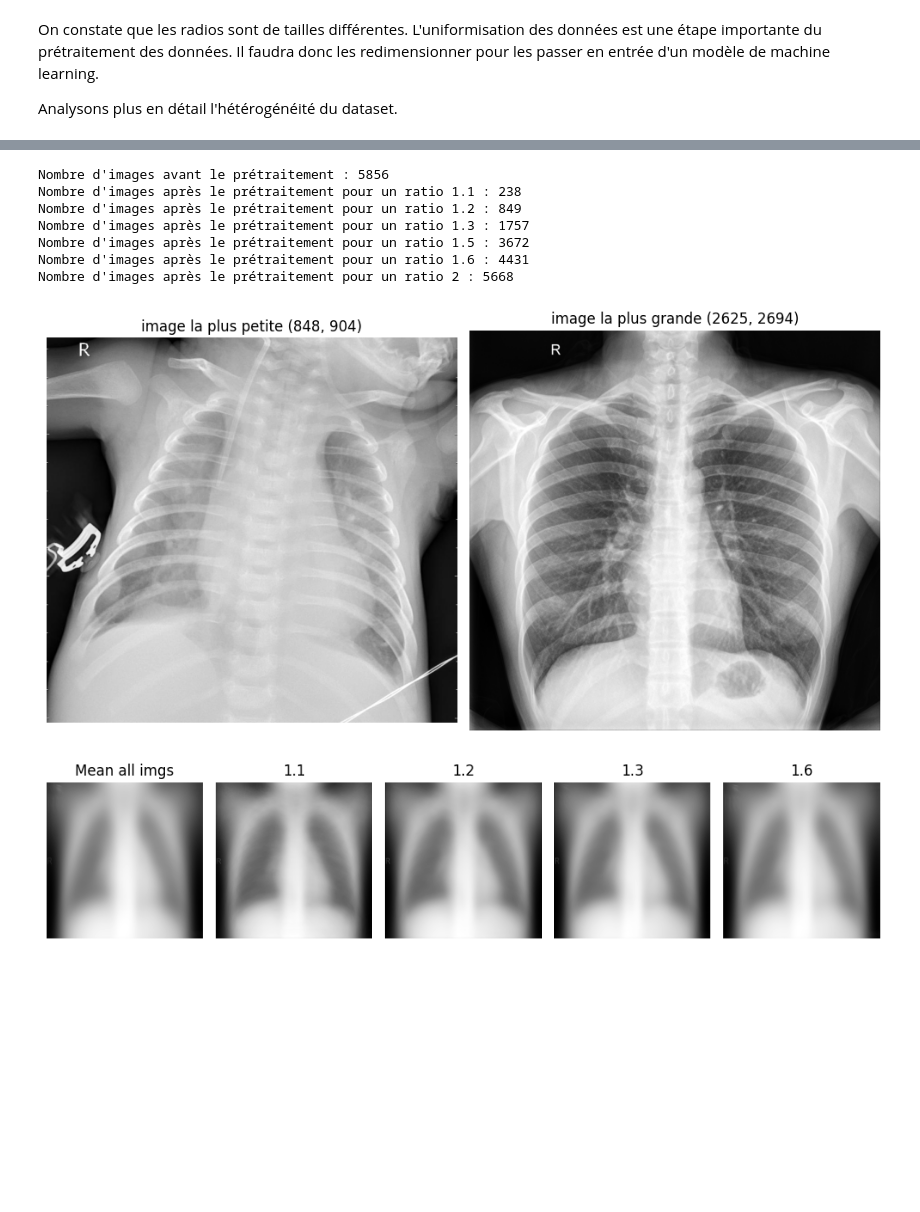
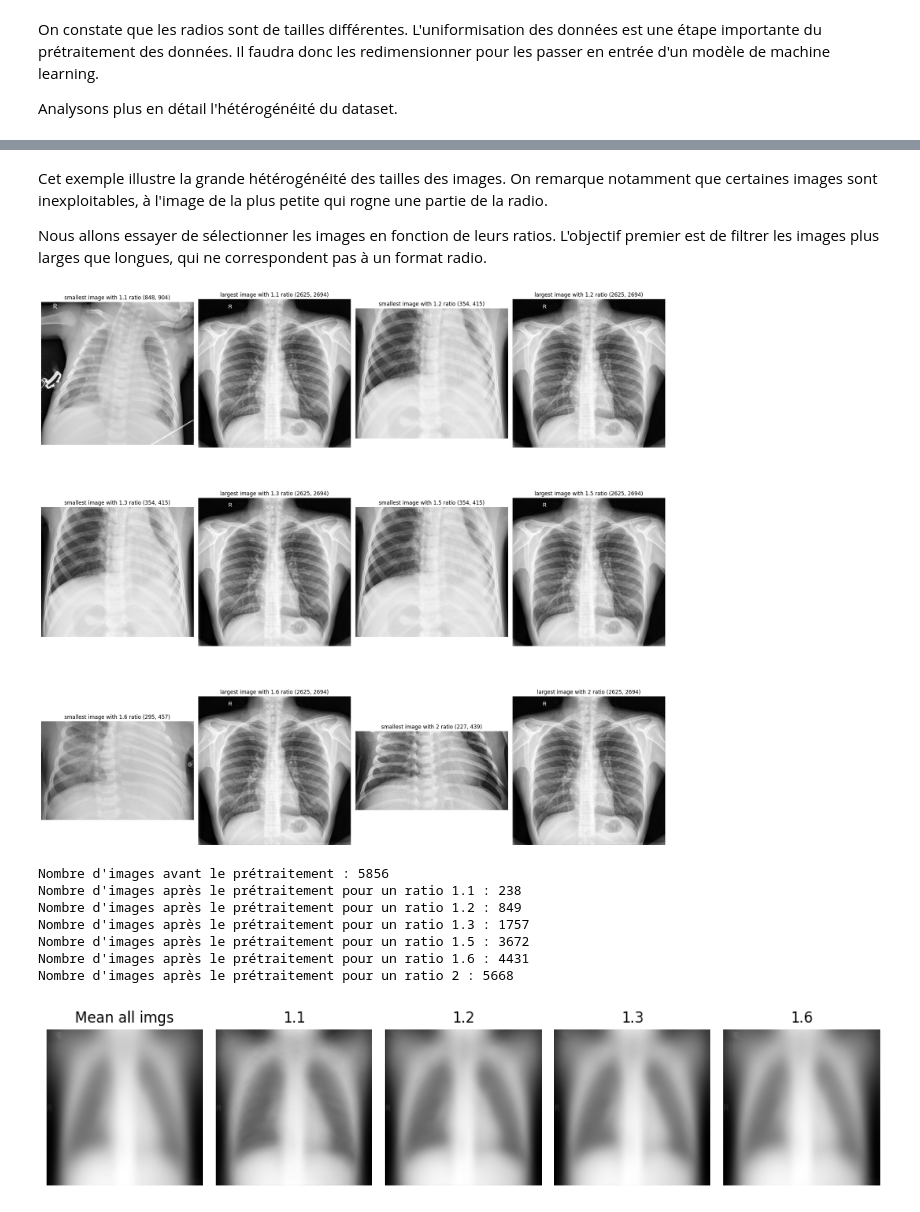
Before and after one commit to YvanDesPatates/IA_XRay_chest, a Jupyter notebook: DEV_810_XRay_2.ipynb, the cells around one changed output, grey strips where cells are left out. Cells and saved outputs as stored; diff of their text form; code cells hidden in the pictures; blank space fills up the shorter version.

```diff
--- a/DEV_810_XRay_2.ipynb
+++ b/DEV_810_XRay_2.ipynb
@@ -100,3 +98,7 @@ display_imgs([smallest_img, largest_img], ["image la plus petite {}".format(smal
+# %% [markdown]
+Cet exemple illustre la grande hétérogénéité des tailles des images. On remarque notamment que certaines images sont inexploitables, à l'image de la plus petite qui rogne une partie de la radio.
+
+Nous allons essayer de sélectionner les images en fonction de leurs ratios. L'objectif premier est de filtrer les images plus larges que longues, qui ne correspondent pas à un format radio.
 # %%
 def sort_image(img, min_ratio = 1, max_ratio = 1.5):
     height, width = img.shape
@@ -105,4 +107,41 @@ def sort_image(img, min_ratio = 1, max_ratio = 1.5):
         return True
     else:
         return False
+# %%
+nb_imgs_before_sort = 0
+# On stock les images de façon unique dans un tableau pour économiser la RAM
+sorted_images = []
+# On stock les index des images dans sorted_images pour chaque ratio
+sorted_imgs_indexes = {1.1:[], 1.2:[], 1.3:[], 1.5:[], 1.6:[], 2:[]}
+
+def sort_img_callback(img):
+    global nb_imgs_before_sort, sorted_imgs_indexes, sorted_images
+    nb_imgs_before_sort += 1
+    for ratio_max, img_array in sorted_imgs_indexes.items():
+        if sort_image(img, max_ratio=ratio_max):
+            try:
+                img_index = sorted_images.index(img)
+                img_array.append(img_index)
+            except ValueError:
+                sorted_images.append(img)
+                img_array.append(len(sorted_images)-1)
+
+browse_imgs(sort_img_callback)
+# %%
+smallest_img = None
+largest_img = None
+
+imgs_to_display = []
+titles = []
+for ratio_max, indexes in sorted_imgs_indexes.items():
+    for index in indexes:
+        search_size_callback(sorted_images[index])
+    imgs_to_display.append(smallest_img)
+    titles.append("smallest image with {} ratio {}".format(ratio_max, smallest_img.shape))
+    imgs_to_display.append(largest_img)
+    titles.append("largest image with {} ratio {}".format(ratio_max, largest_img.shape))
+
+display_imgs(imgs_to_display, titles, (int(len(sorted_imgs_indexes) / 2), 4), figsize=(20, 20))
+# %% [output]
+[figure, added]
 # %%
@@ -129,15 +156,5 @@ Nombre d'images après le prétraitement pour un ratio 1.3 : 1757
 Nombre d'images après le prétraitement pour un ratio 1.5 : 3672
 Nombre d'images après le prétraitement pour un ratio 1.6 : 4431
 Nombre d'images après le prétraitement pour un ratio 2 : 5668
-# %%
-smallest_img = None
-largest_img = None
-for img in sorted_imgs[1.1]:
-    if img is not None:
-        search_size_callback(img)
-
-display_imgs([smallest_img, largest_img], ["image la plus petite {}".format(smallest_img.shape), "image la plus grande {}".format(largest_img.shape)], (1,2))
-# %% [output]
-[figure, removed]
 # %%
 all_imgs = []
```
Also changed, not shown: parts of 12 cells of this notebook.
